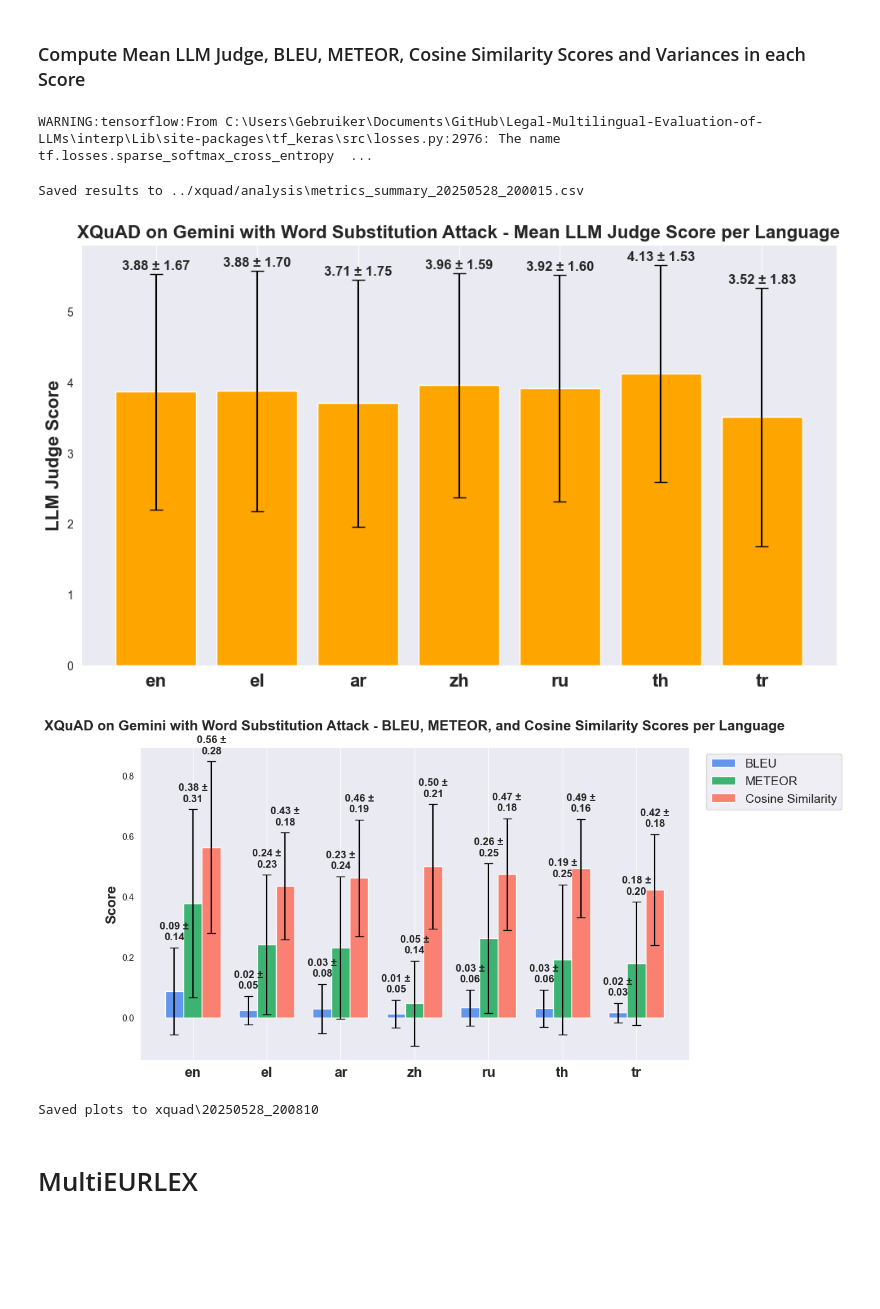
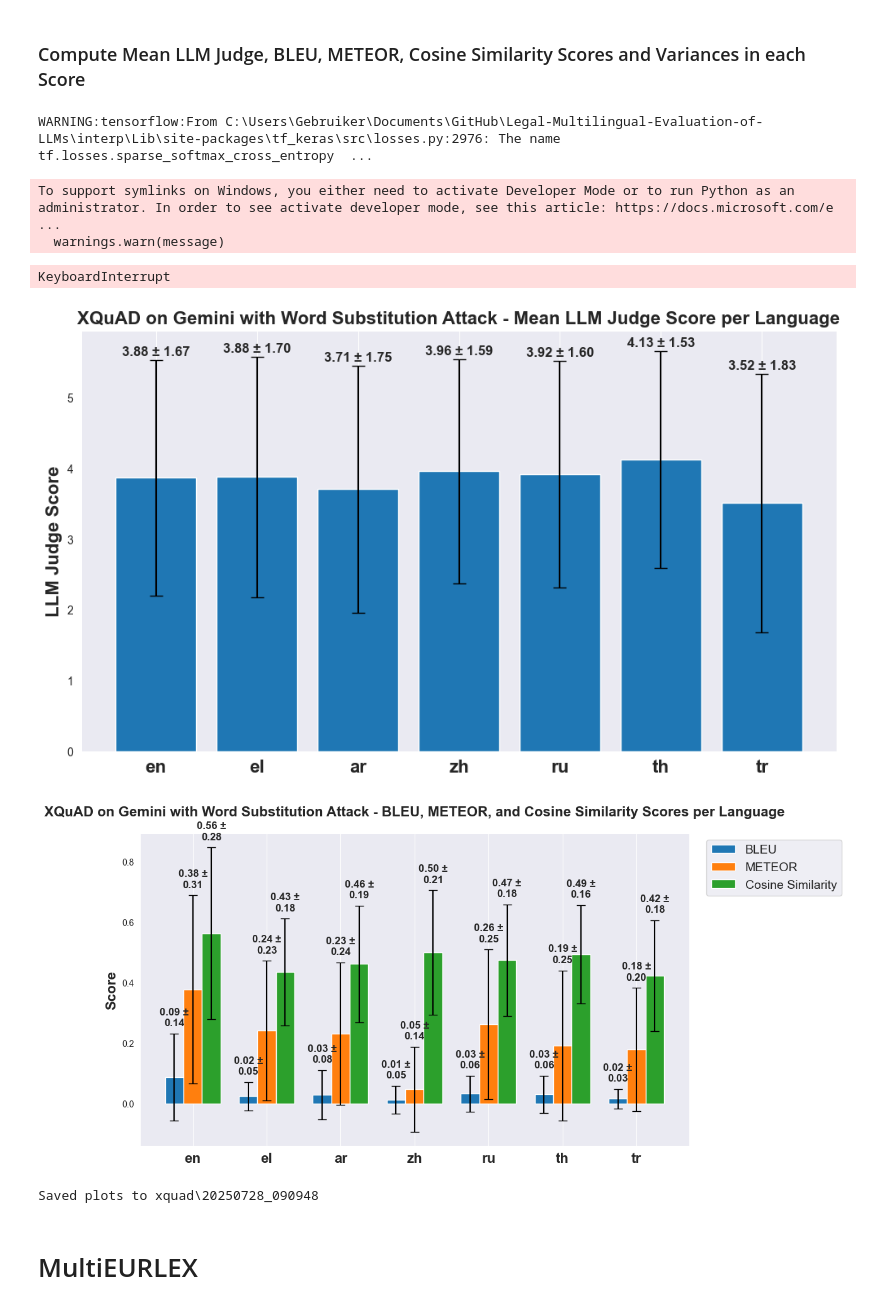
Before and after one commit to RobustML-Lab/Legal-Multilingual-Evaluation-of-LLMs, a Jupyter notebook: Pipeline/output/graphs/plot_gemini.ipynb, the cells around one changed output. Drawn from its saved outputs; the diff is of its cells as text; code cells hidden in the pictures; blank space fills up the shorter version.

```diff
--- a/Pipeline/output/graphs/plot_gemini.ipynb
+++ b/Pipeline/output/graphs/plot_gemini.ipynb
@@ -185,7 +185,7 @@ plt.show()
 
 # === Plot 2: Accuracy with ± std error bars ===
 plt.figure(figsize=(8, 5))  # Keep full-size figure
-bars = plt.bar(x, accuracy_vals, width=0.5, color='orange',
+bars = plt.bar(x, accuracy_vals, width=0.5,
                yerr=correctness_stds, capsize=8, label='Accuracy')
 
 for i, bar in enumerate(bars):
@@ -470,7 +470,9 @@ final_df.to_csv(OUTPUT_CSV, index=False)
 print(f"Saved results to {OUTPUT_CSV}")
 # %% [output]
 WARNING:tensorflow:From C:\Users\Gebruiker\Documents\GitHub\Legal-Multilingual-Evaluation-of-LLMs\interp\Lib\site-packages\tf_keras\src\losses.py:2976: The name tf.losses.sparse_softmax_cross_entropy  ...
-Saved results to ../xquad/analysis\metrics_summary_20250528_200015.csv
+To support symlinks on Windows, you either need to activate Developer Mode or to run Python as an administrator. In order to see activate developer mode, see this article: https://docs.microsoft.com/e ...
+  warnings.warn(message)
+KeyboardInterrupt
 # %%
 import glob
 import os
@@ -491,7 +493,7 @@ def plot_llm_judge_scores(df, save_path=None):
     x = np.arange(len(languages))
 
     plt.figure(figsize=(10, 6))
-    bars = plt.bar(x, means, yerr=stds, capsize=6, color='orange', label='LLM Judge Score')
+    bars = plt.bar(x, means, yerr=stds, capsize=6, label='LLM Judge Score')
 
     for i, (mean, std) in enumerate(zip(means, stds)):
         label = f"{mean:.2f} ± {std:.2f}"
@@ -517,7 +519,7 @@ def plot_grouped_metrics(df, metrics, save_path=None):
         means = df[mean_col]
         stds = np.sqrt(df[var_col])
         offset = (i - 1) * width
-        bars = plt.bar(x + offset, means, width, yerr=stds, capsize=5, label=label, color=color)
+        bars = plt.bar(x + offset, means, width, yerr=stds, capsize=5, label=label)
 
         for j, (mean, std) in enumerate(zip(means, stds)):
             label_text = f"{mean:.2f} ±\n{std:.2f}"
@@ -526,36 +528,36 @@ def plot_grouped_metrics(df, metrics, save_path=None):
 
     plt.xticks(x, languages, fontsize=16, fontweight='bold')
     plt.ylabel("Score", fontsize=16, fontweight='bold')
     plt.title("XQuAD on Gemini - BLEU, METEOR, and Cosine Similarity Scores per Language",
               fontsize=16, fontweight='bold', pad=20)
     plt.legend(loc='upper left', bbox_to_anchor=(1.02, 1), fontsize=14)
     plt.grid(axis='y')
     plt.tight_layout()
     if save_path:
         plt.savefig(save_path, format='pdf', dpi=300, bbox_inches='tight')
     plt.show()
 
 # Load the latest metrics CSV
 csv_files = glob.glob("../xquad/analysis/metrics_summary_*.csv")
 latest_csv = max(csv_files, key=os.path.getctime)
 df = pd.read_csv(latest_csv)
 
 # Save and plot LLM Judge
 plot_llm_judge_scores(df, save_path=os.path.join(output_dir, "llm_judge_scores.pdf"))
 
 # Save and plot grouped metrics
 metric_list = [
     ("BLEU_Mean", "BLEU_Var", "BLEU", 'cornflowerblue'),
     ("METEOR_Mean", "METEOR_Var", "METEOR", 'mediumseagreen'),
     ("Cosine_Mean", "Cosine_Var", "Cosine Similarity", 'salmon')
 ]
 plot_grouped_metrics(df, metric_list, save_path=os.path.join(output_dir, "metric_scores_grouped.pdf"))
 
 print(f"Saved plots to {output_dir}")
 # %% [output]
-[figure, old version]
+[figure, new version]
-[figure, old version]
+[figure, new version]
-Saved plots to xquad\20250528_200810
+Saved plots to xquad\20250728_090948
 # %% [markdown]
 # MultiEURLEX
 # %% [markdown]
```
Also changed, not shown: parts of 6 cells of this notebook, 36 other files.
